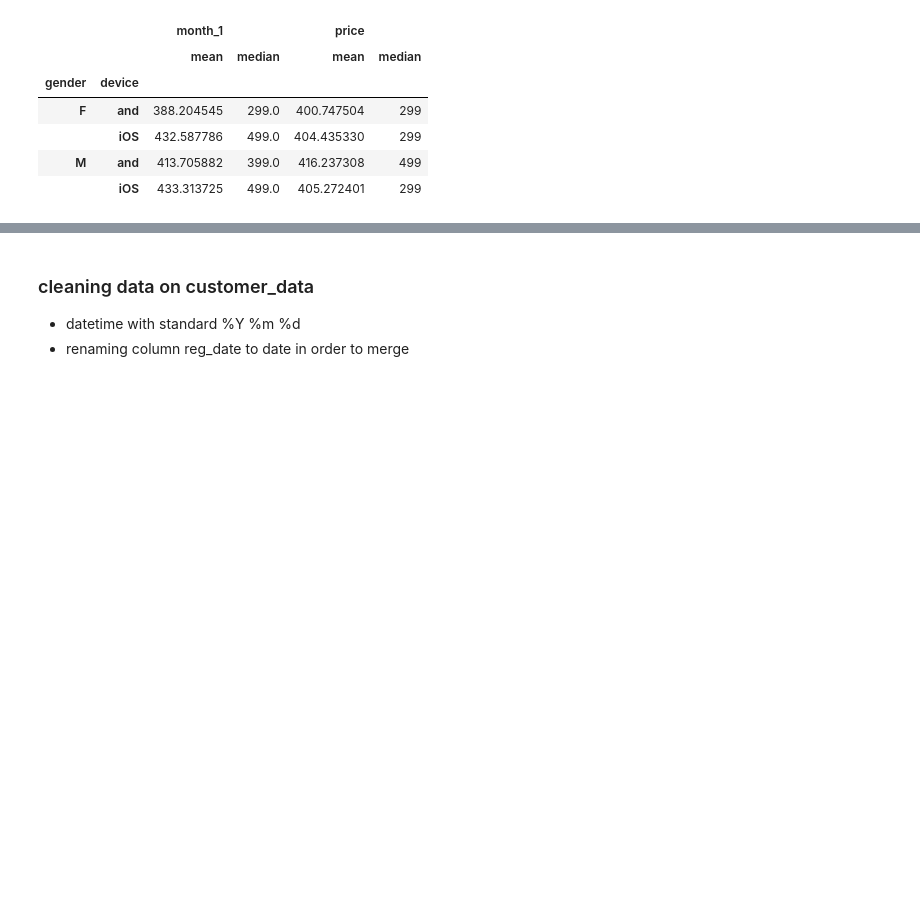
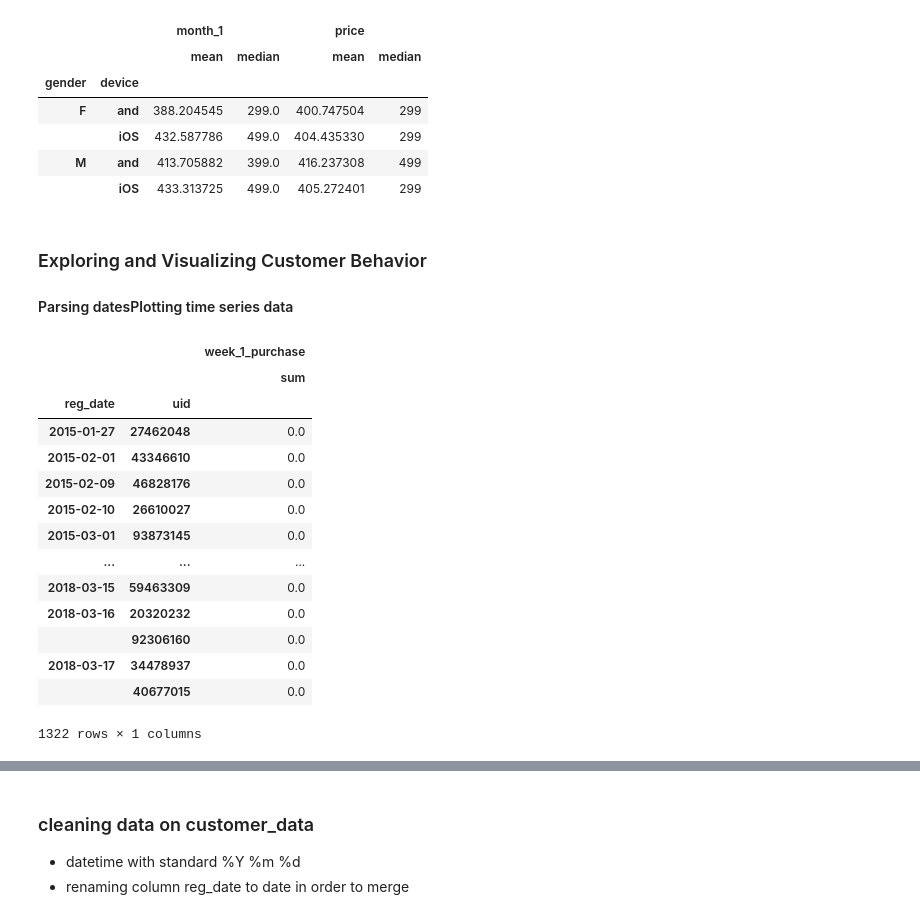
Before and after one commit to Binardino/AB_testing_App_activities, a Jupyter notebook: scripts/plot_notebook/cohort_purchase_analysis.ipynb, the cells around one changed output, grey strips where cells are left out. Saved outputs shown, nothing was run; the diff lists cells and outputs as text; code cells hidden in the pictures; blank space fills up the shorter version.

```diff
--- a/scripts/plot_notebook/cohort_purchase_analysis.ipynb
+++ b/scripts/plot_notebook/cohort_purchase_analysis.ipynb
@@ -207,3 +199,6 @@ purchase_data_1st_month
 |  | iOS | 432.587786 | 499.0 | 404.435330 | 299 |
 | M | and | 413.705882 | 399.0 | 416.237308 | 499 |
 |  | iOS | 433.313725 | 499.0 | 405.272401 | 299 |
+# %% [markdown]
+### Exploring and Visualizing Customer Behavior
+#### Parsing datesPlotting time series data
@@ -209,0 +210,18 @@ purchase_data_1st_month
+# %%
+purchase_data_uid.groupby(by=['reg_date', 'uid']).agg({'week_1_purchase':['sum']})
+# %% [output]
+|  |  | week_1_purchase |
+|  |  | sum |
+| reg_date | uid |  |
+| 2015-01-27 | 27462048 | 0.0 |
+| 2015-02-01 | 43346610 | 0.0 |
+| 2015-02-09 | 46828176 | 0.0 |
+| 2015-02-10 | 26610027 | 0.0 |
+| 2015-03-01 | 93873145 | 0.0 |
+| ... | ... | ... |
+| 2018-03-15 | 59463309 | 0.0 |
+| 2018-03-16 | 20320232 | 0.0 |
+|  | 92306160 | 0.0 |
+| 2018-03-17 | 34478937 | 0.0 |
+|  | 40677015 | 0.0 |
+1322 rows × 1 columns
```
Also changed, not shown: parts of 17 cells of this notebook, 5 other files.
